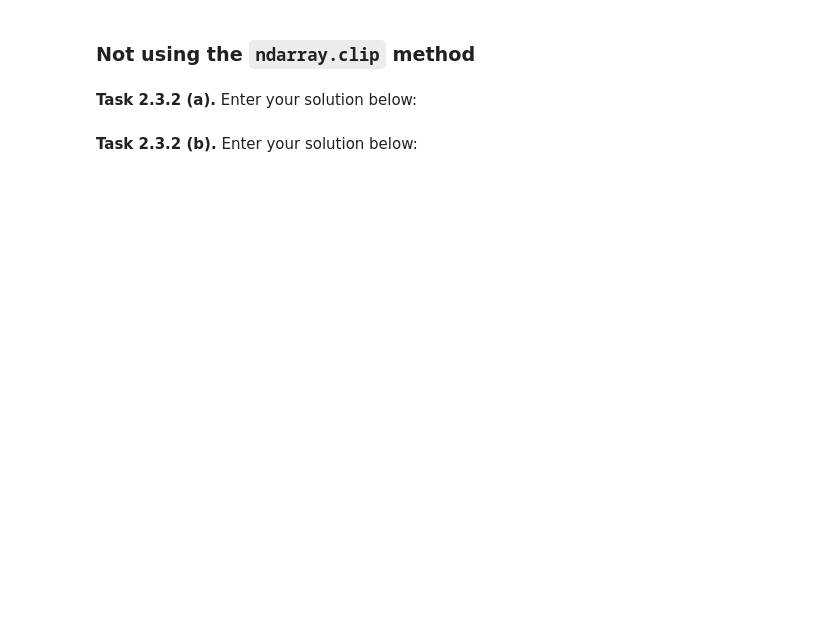
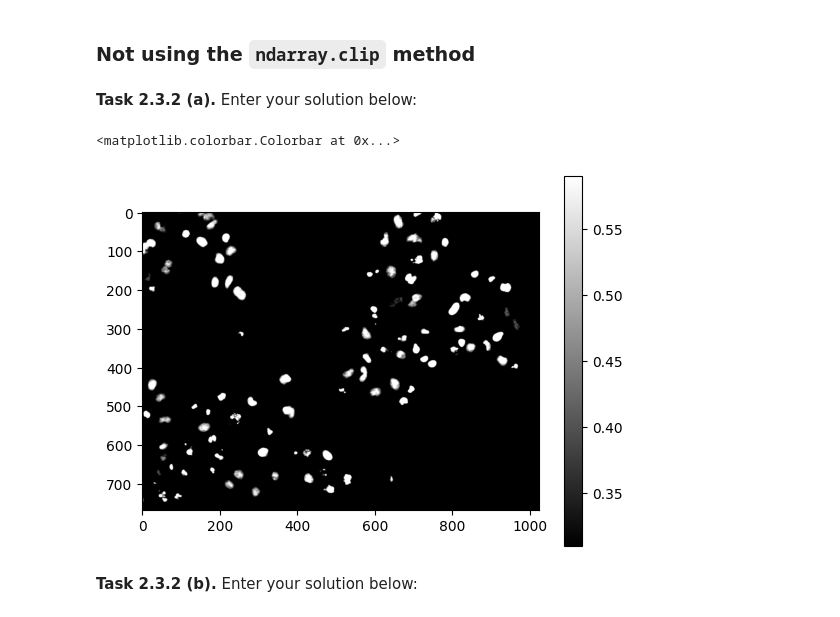
Before and after one commit to valen-as/mobi-fs3-python, a Jupyter notebook: task2.ipynb, the cells around one changed output. Drawn from its saved outputs; the diff is of its cells as text; code cells hidden in the pictures; blank space fills up the shorter version.

```diff
--- a/task2.ipynb
+++ b/task2.ipynb
@@ -53,5 +60,19 @@ T2 = 0.59
 ### Not using the `ndarray.clip` method
 # %% [markdown]
 **<a id="#">Task 2.3.2 (a).</a>** Enter your solution below:
+# %%
+img2=img.copy()
+for x in range(img.shape[0]):
+    for y in range(img.shape[1]):
+        if img2[x, y]<T1:
+            img2[x, y]=T1
+        if img2[x,y]>T2:
+            img2[x,y]=T2
+
+plt.imshow(img2, 'gray')
+plt.colorbar()
+# %% [output]
+<matplotlib.colorbar.Colorbar at 0x...>
+[figure, added]
 # %% [markdown]
 **<a id="#">Task 2.3.2 (b).</a>** Enter your solution below:
```
Also changed, not shown: parts of 3 cells of this notebook.
